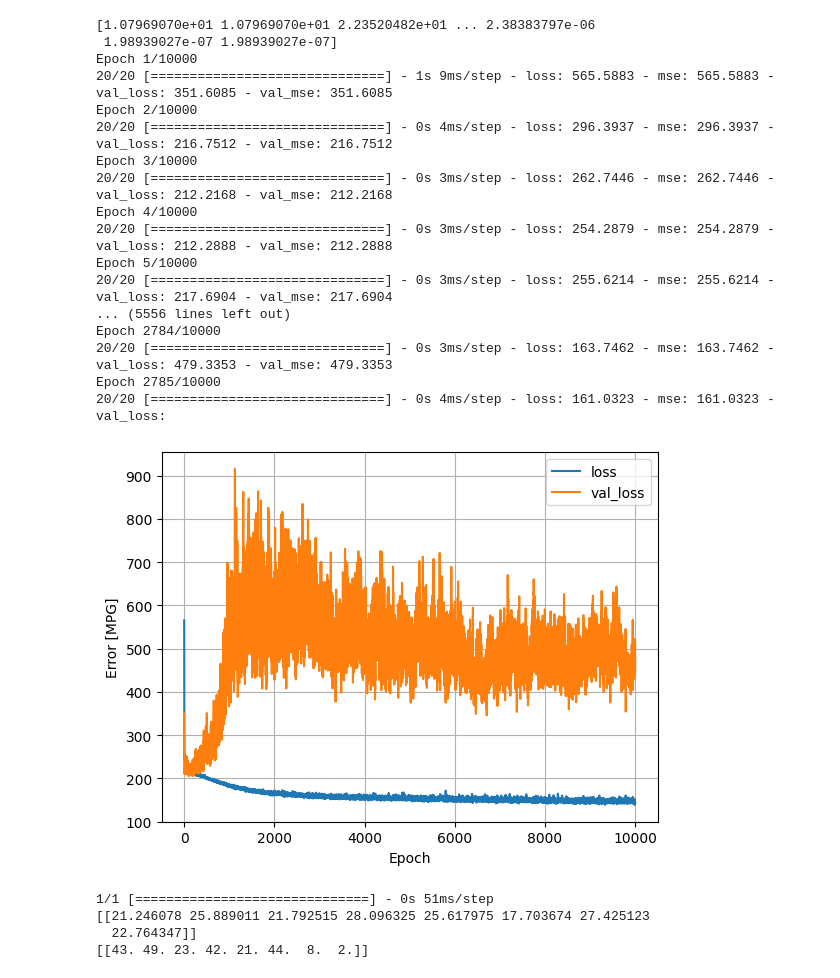
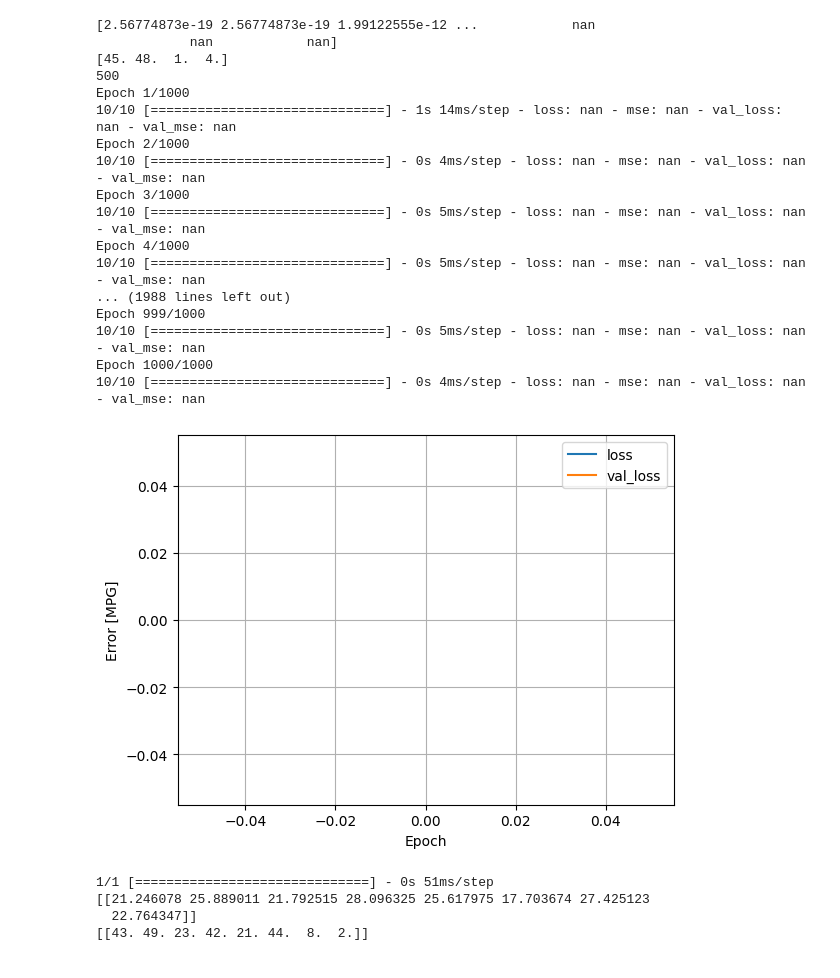
Before and after one commit to fusma/python-fluid-python3, a Jupyter notebook: src/leraning.ipynb, the cells around one changed output. Cells and saved outputs as stored; diff of their text form; code cells hidden in the pictures.

```diff
--- a/src/leraning.ipynb
+++ b/src/leraning.ipynb
@@ -6,19 +6,22 @@ import matplotlib.pyplot as plt
 # %%
 #test.csvの9列目以降のデータから，8列目までのデータを予測する
 #dataframeで読み込み
-df = pd.read_csv('test.csv', header=0,)
+df = pd.read_csv('test2.csv', header=0,)
 
 #dataframeをnumpy配列に変換
 data = df.values
 
 #深層学習の入力データと出力データに分ける
 # 入力データ
-x = data[:, 9:]
+
+len_test = 4
+
+x = data[:, len_test+1:]
 print(x[0])
 
 # 出力データ
-y = data[:, 1:9]
-
+y = data[:, 1:len_test+1]
+print(y[0])
 #入力データの正規化
 x = (x - x.mean()) / x.std()
 
@@ -33,6 +36,7 @@ output_dim = y.shape[1]
 
 #入力データの数
 n = x.shape[0]
+print(n)
 
 #学習データとテストデータに分ける
 #学習データ
@@ -52,51 +56,51 @@ model = tf.keras.models.Sequential([
     #ドロップアウト
    # tf.keras.layers.Dropout(0.2),
     tf.keras.layers.Dense(64, activation='relu'),
    # tf.keras.layers.Dropout(0.2),
     tf.keras.layers.Dense(output_dim)
 ])
 
 #モデルのコンパイル
 model.compile(optimizer='adam',
                 loss='mse',
                 metrics=['mse'])
 
 #モデルの学習
 history = model.fit(x_train, y_train, epochs=1000, batch_size=32, validation_split=0.2)
 
 #学習の様子をグラフに描画
 #損失関数の値
 plt.plot(history.history['loss'], label='loss')
 plt.plot(history.history['val_loss'], label='val_loss')
 
 
 plt.xlabel('Epoch')
 plt.ylabel('Error [MPG]')
 
 plt.legend()
 plt.grid(True)
 
 #表示
 plt.show()
 # %% [output]
-[1.07969070e+01 1.07969070e+01 2.23520482e+01 ... 2.38383797e-06
- 1.98939027e-07 1.98939027e-07]
-Epoch 1/10000
-20/20 [==============================] - 1s 9ms/step - loss: 565.5883 - mse: 565.5883 - val_loss: 351.6085 - val_mse: 351.6085
-Epoch 2/10000
-20/20 [==============================] - 0s 4ms/step - loss: 296.3937 - mse: 296.3937 - val_loss: 216.7512 - val_mse: 216.7512
-Epoch 3/10000
-20/20 [==============================] - 0s 3ms/step - loss: 262.7446 - mse: 262.7446 - val_loss: 212.2168 - val_mse: 212.2168
-Epoch 4/10000
-20/20 [==============================] - 0s 3ms/step - loss: 254.2879 - mse: 254.2879 - val_loss: 212.2888 - val_mse: 212.2888
-Epoch 5/10000
-20/20 [==============================] - 0s 3ms/step - loss: 255.6214 - mse: 255.6214 - val_loss: 217.6904 - val_mse: 217.6904
-... (5556 lines left out)
-Epoch 2784/10000
-20/20 [==============================] - 0s 3ms/step - loss: 163.7462 - mse: 163.7462 - val_loss: 479.3353 - val_mse: 479.3353
-Epoch 2785/10000
-20/20 [==============================] - 0s 4ms/step - loss: 161.0323 - mse: 161.0323 - val_loss:
+[2.56774873e-19 2.56774873e-19 1.99122555e-12 ...            nan
+            nan            nan]
+[45. 48.  1.  4.]
+500
+Epoch 1/1000
+10/10 [==============================] - 1s 14ms/step - loss: nan - mse: nan - val_loss: nan - val_mse: nan
+Epoch 2/1000
+10/10 [==============================] - 0s 4ms/step - loss: nan - mse: nan - val_loss: nan - val_mse: nan
+Epoch 3/1000
+10/10 [==============================] - 0s 5ms/step - loss: nan - mse: nan - val_loss: nan - val_mse: nan
+Epoch 4/1000
+10/10 [==============================] - 0s 5ms/step - loss: nan - mse: nan - val_loss: nan - val_mse: nan
+... (1988 lines left out)
+Epoch 999/1000
+10/10 [==============================] - 0s 5ms/step - loss: nan - mse: nan - val_loss: nan - val_mse: nan
+Epoch 1000/1000
+10/10 [==============================] - 0s 4ms/step - loss: nan - mse: nan - val_loss: nan - val_mse: nan
-[figure, old version]
+[figure, new version]
 # %%
 # ハイパーパラメータチューニング
 
```
Also changed, not shown: 3 other files.
